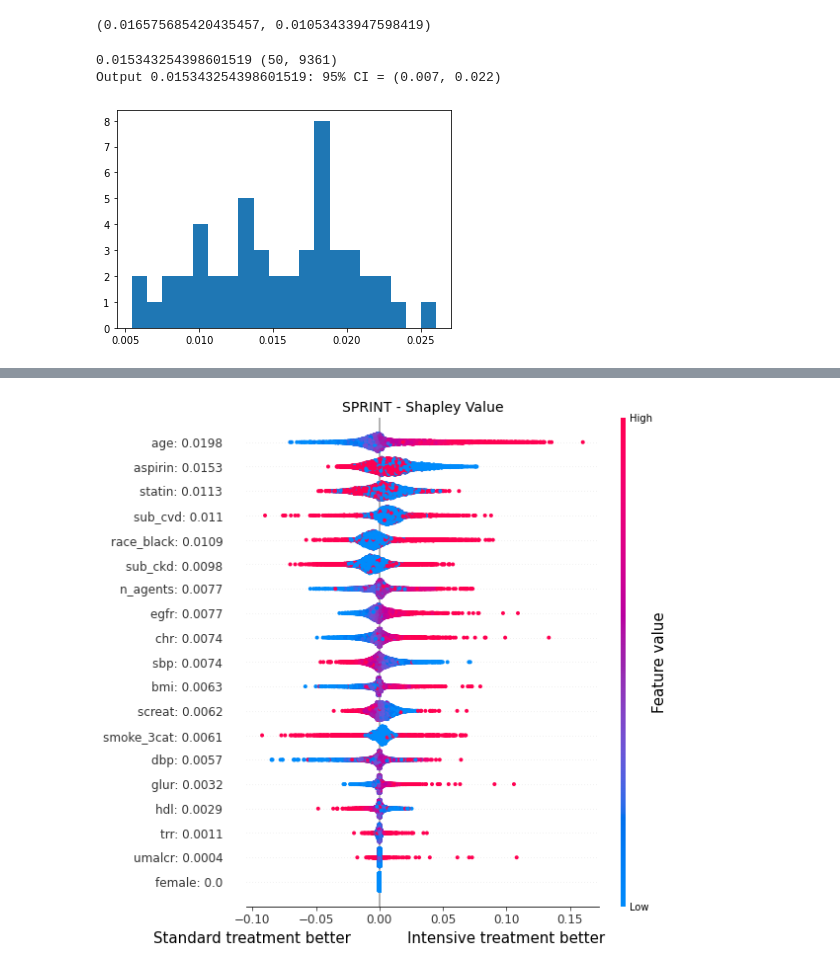
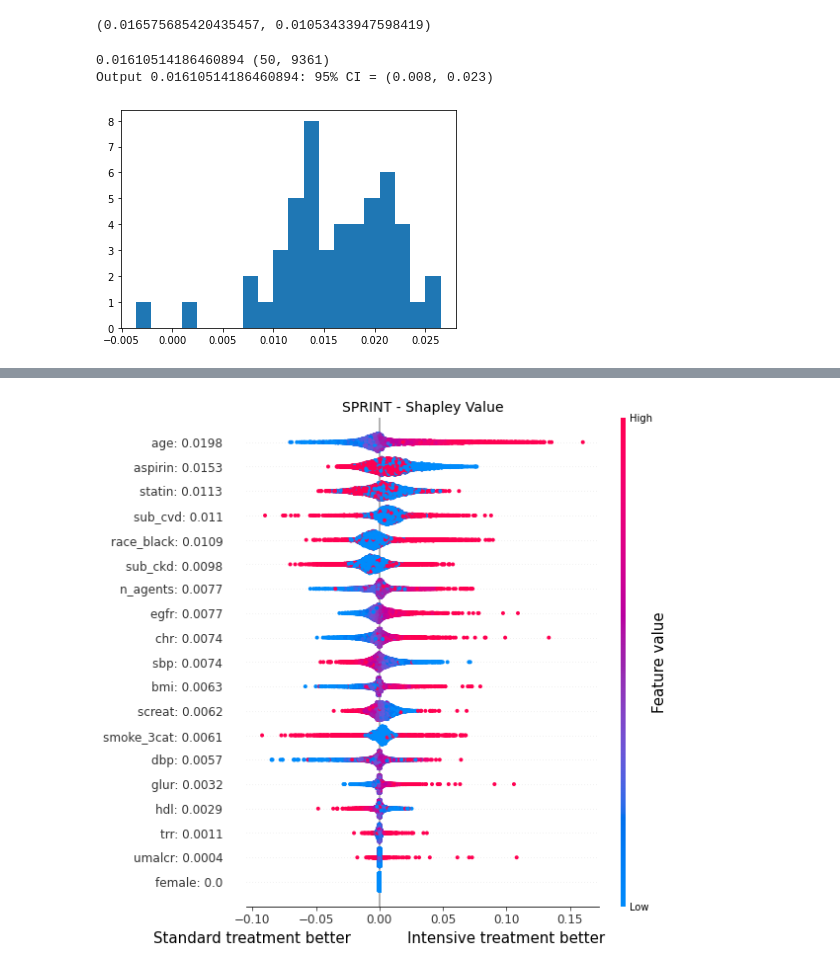
Before and after one commit to q8888620002/Explain_CATE, a Jupyter notebook: spinrt.ipynb, the cells around one changed output, grey strips where cells are left out. Drawn from its saved outputs; the diff is of its cells as text; code cells hidden in the pictures.

```diff
--- a/spinrt.ipynb
+++ b/spinrt.ipynb
@@ -146,19 +149,19 @@ x, _, _ = data.get_data()
 # %%
 import pickle as pkl
 
-predict_results  = pkl.load(open("results/sprint/predict_results.pkl", 'rb'))
+predict_results  = pkl.load(open("results/sprint/predict_results_accord_baseline.pkl", 'rb'))
 
 mean_ates = predict_results.mean(1)
 
 print(mean_ates.mean(0), predict_results.shape)
 plt.hist(mean_ates, bins=20)
 
 lower_bounds = np.percentile(mean_ates, 5, axis=0)
 upper_bounds = np.percentile(mean_ates, 95, axis=0)
 
 # Print the confidence intervals
 print(f"Output {mean_ates.mean(0)}: 95% CI = ({lower_bounds:.3f}, {upper_bounds:.3f})")
 # %% [output]
-0.015343254398601519 (50, 9361)
-Output 0.015343254398601519: 95% CI = (0.007, 0.022)
+0.01610514186460894 (50, 9361)
+Output 0.01610514186460894: 95% CI = (0.008, 0.023)
-[figure, old version]
+[figure, new version]
```
Also changed, not shown: parts of 6 cells of this notebook, 6 other files.
